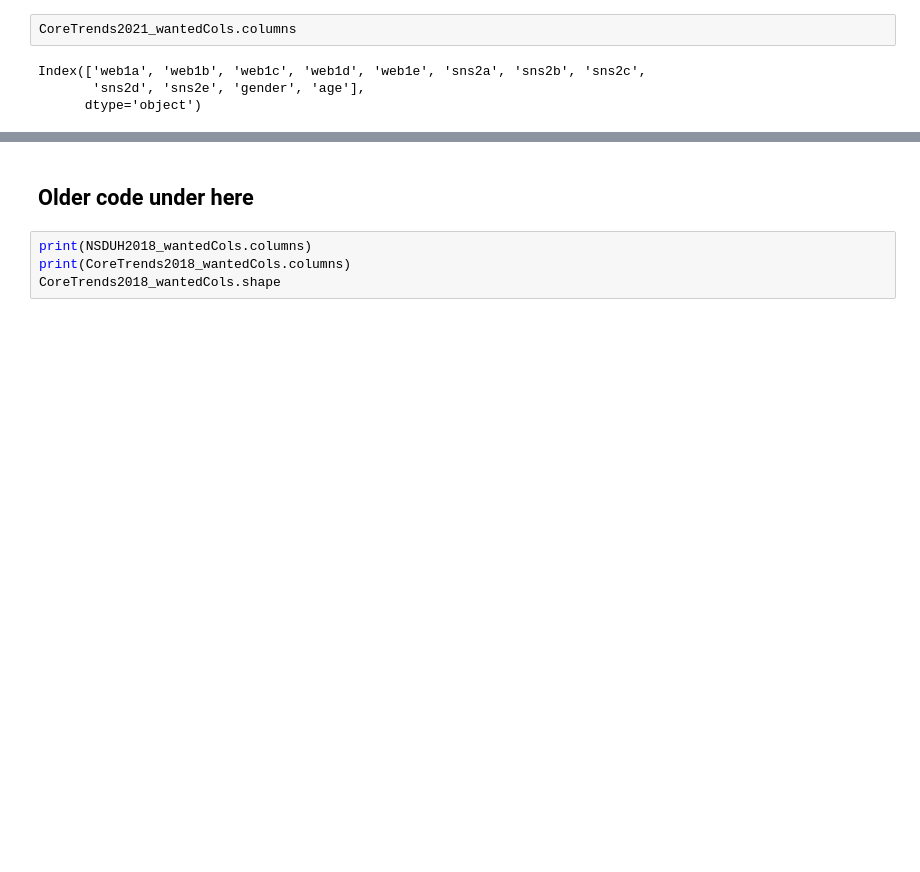
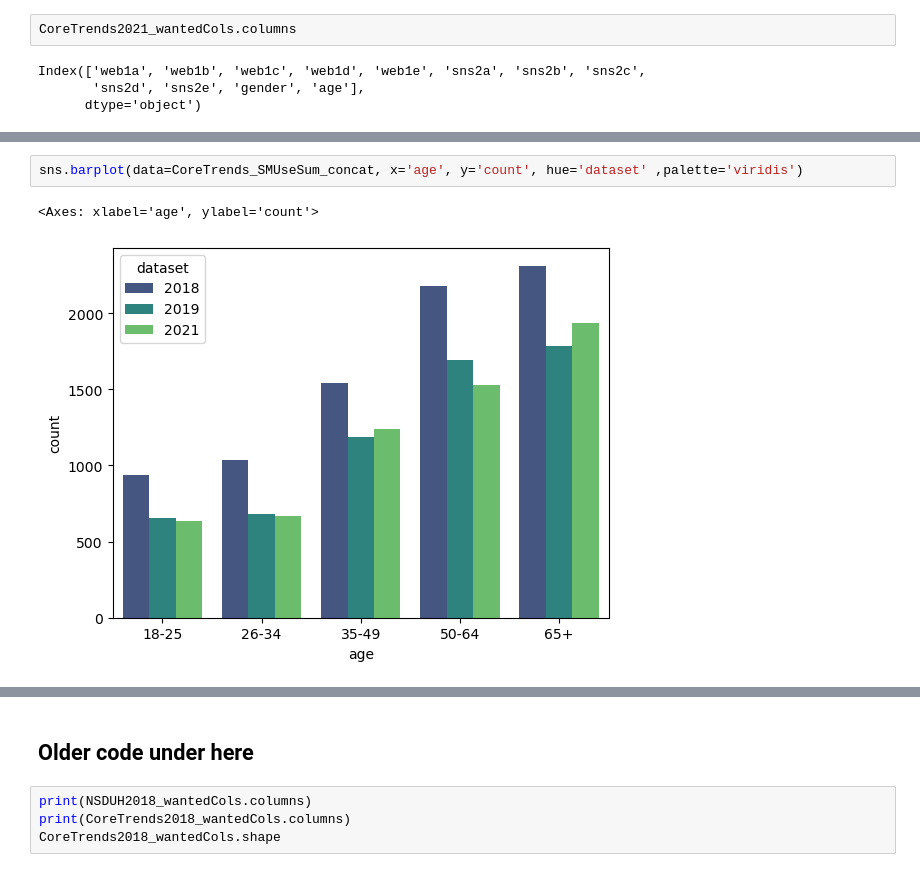
Before and after one commit to uic-cs418/group-project-gamon, a Jupyter notebook: synthia.ipynb, the cells around one changed output, grey strips where cells are left out. Drawn from its saved outputs; the diff is of its cells as text; blank space fills up the shorter version.

Commit message:
finished one correllation graph

```diff
--- a/synthia.ipynb
+++ b/synthia.ipynb
@@ -266,0 +230,5 @@ sns2c    29         2
+# %%
+sns.barplot(data=CoreTrends_SMUseSum_concat, x='age', y='count', hue='dataset' ,palette='viridis')
+# %% [output]
+<Axes: xlabel='age', ylabel='count'>
+[figure, added]
```
Also changed, not shown: parts of 22 cells of this notebook.
